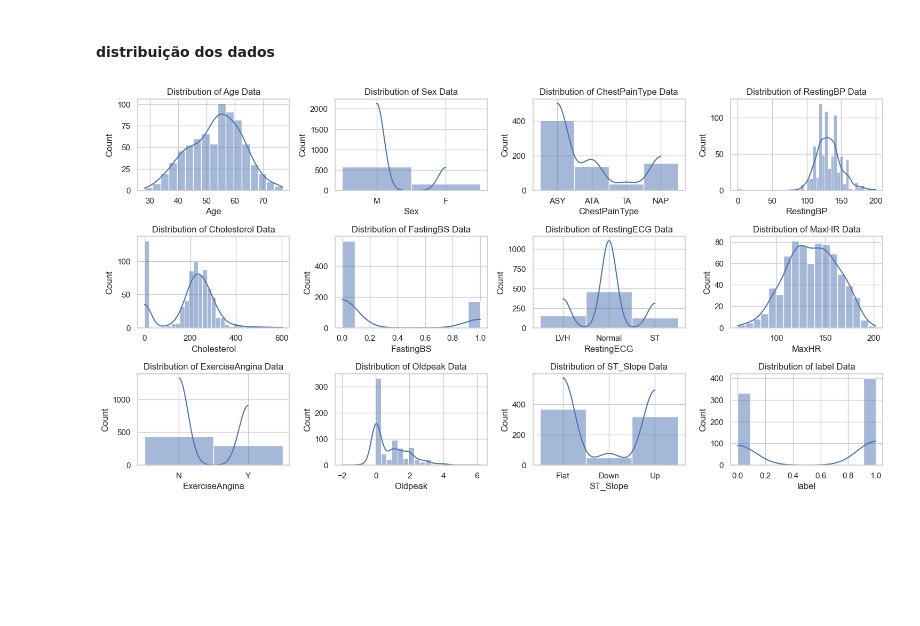
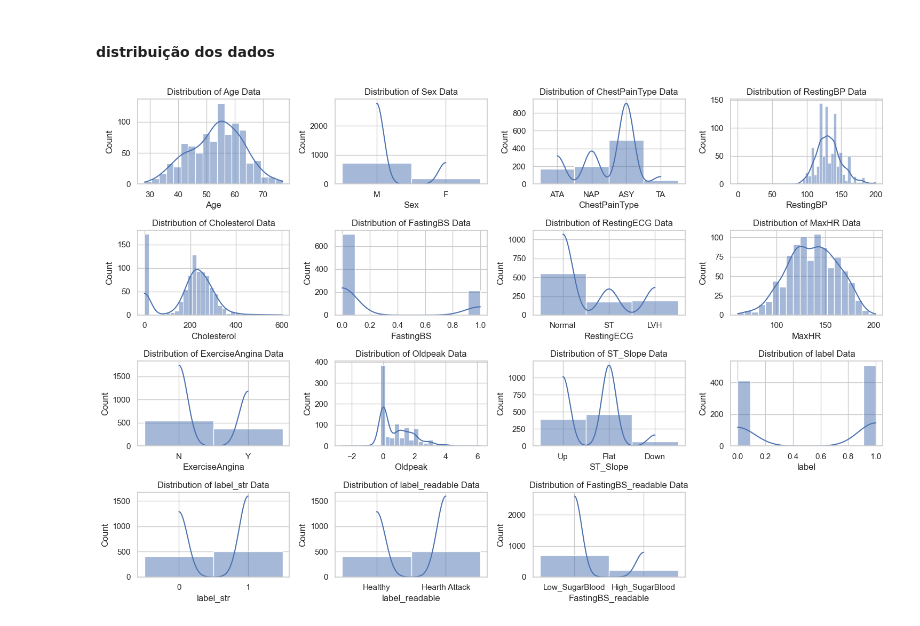
Before and after one commit to khouri/Hearth_Attack_DS_Project, a Jupyter notebook: notebook/01-EDA.ipynb, the cells around one changed output. Drawn from its saved outputs; the diff is of its cells as text; code cells hidden in the pictures; blank space fills up the shorter version.

```diff
--- a/notebook/01-EDA.ipynb
+++ b/notebook/01-EDA.ipynb
@@ -870,52 +638,19 @@ factory.create_plot(
 <Figure size 640x480 with 0 Axes>
 # %%
-import sys
-import os
-# Adiciona o diretório acima ao PATH do Python
-sys.path.append(os.path.abspath(os.path.join('..')))
-
-from charts.BoxPlotPandasStrategy import BoxPlotPandasStrategy
-from charts.PlotFactory import PlotFactory
-
-
-# bar_strategy = BarPlotStrategy()
 boxplot_strategy = BoxPlotPandasStrategy()
 factory = PlotFactory(boxplot_strategy)
 
-
-plot_df_train = pd.concat([train, train_label], axis = 1)
-
-
-plot_df_train['label_str'] = plot_df_train['label'].astype('string')
+heart_df['label_str'] = heart_df['label'].astype('string')
 
 mapping = {'0': 'Healthy', '1': 'Hearth Attack'}
-plot_df_train['label_readable'] = plot_df_train['label_str'].map(mapping)
-
-
-# plot_df_train.head(4)
-
-# plot_df_train = plot_df_train.loc[plot_df_train.label_str == '0',:]
-
+heart_df['label_readable'] = heart_df['label_str'].map(mapping)
 
 factory.create_plot(
-                    data = plot_df_train,
+                    data = heart_df,
                     x='label_readable',
                     y='MaxHR',
                     title="Relação entre Age e Ataque Cardíaco",
                     xlabel="Tipo de Age",
                     ylabel="Age value"
                     )
-
-
-
-# factory.create_plot(
-#                      data = plot_df_train
-#                     ,x = 'ExerciseAngina'
-#                     ,y = 'MaxHR'
-#                     ,hue = 'label_readable'
-#                     ,palette = {"Healthy": "green", "Hearth Attack": "red"}
-#                     ,title = "Relação entre Age e Sex e ataque cardíaco"
-#                     ,xlabel = "Sex"
-#                     ,ylabel = "Age"
-#                     )
 # %% [output]
@@ -1051,16 +772,16 @@ label        1.000000
 #### distribuição dos dados
 # %%
 plt.figure(figsize=(15,10))
-for i,col in enumerate(plot_df_train.columns,1):
+for i,col in enumerate(heart_df.columns,1):
     # print(i)
     # print(col)
     plt.subplot(4,4,i)
     # plt.subplot(4,3,i)
     plt.title(f"Distribution of {col} Data")
-    sns.histplot(plot_df_train[col],kde=True)
+    sns.histplot(heart_df[col],kde=True)
     plt.tight_layout()
     plt.plot()
 # %% [output]
-[figure, old version]
+[figure, new version]
 # %%
 
```
Also changed, not shown: parts of 24 cells of this notebook, 40 other files.
